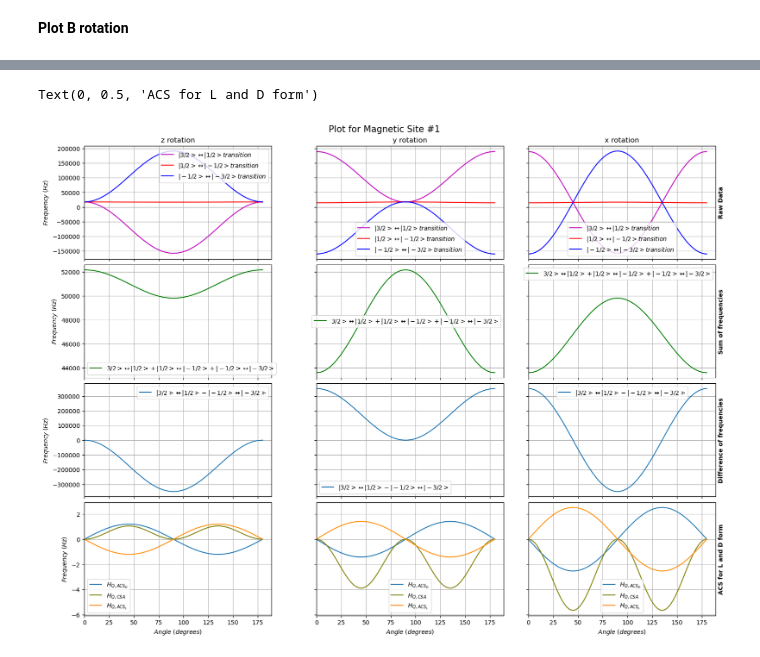
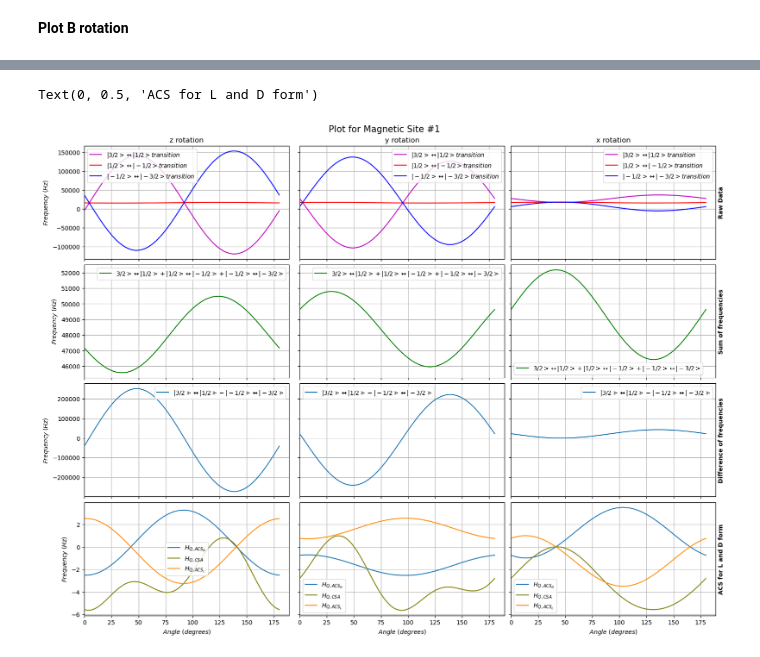
Before and after one commit to AstrobioShiva/Script_project, a Jupyter notebook: NMR_analysis/plot.ipynb, the cells around one changed output, grey strips where cells are left out. Saved outputs shown, nothing was run; the diff lists cells and outputs as text; code cells hidden in the pictures.

```diff
--- a/NMR_analysis/plot.ipynb
+++ b/NMR_analysis/plot.ipynb
@@ -56,9 +54,9 @@ file_path = ('/home/shiva/WMU/PhD/Scripts/phd_project/Python/NMR/Data_simulation
 #     set_dfs = []  # List to store dataframes for the current set
 
 for i, orientation in enumerate(title):
-    file_name = f'{orientation}_set1.csv'
+    file_name = f'{orientation}_set1_B11.csv'
     dfs1[i] = pd.read_csv(file_path+file_name, index_col=0)
-    file_name = f'{orientation}_set2.csv'
+    file_name = f'{orientation}_set2_B11.csv'
     dfs2[i] = pd.read_csv(file_path+file_name, index_col=0)
 # Append the set dataframes to the main list
 
@@ -115,5 +106,5 @@ axes[3,2].set_ylabel('ACS for L and D form', fontweight='bold')
 Text(0, 0.5, 'ACS for L and D form')
-[figure, old version]
+[figure, new version]
 # %%
 Fig, axes = plt.subplots(nrows=4, ncols=3,figsize=(16,12), sharex=True,sharey='row', constrained_layout=True)
 Fig.suptitle(' Plot for Magnetic Site #2', fontsize=15)
```
Also changed, not shown: parts of 4 cells of this notebook, 17 other files.
